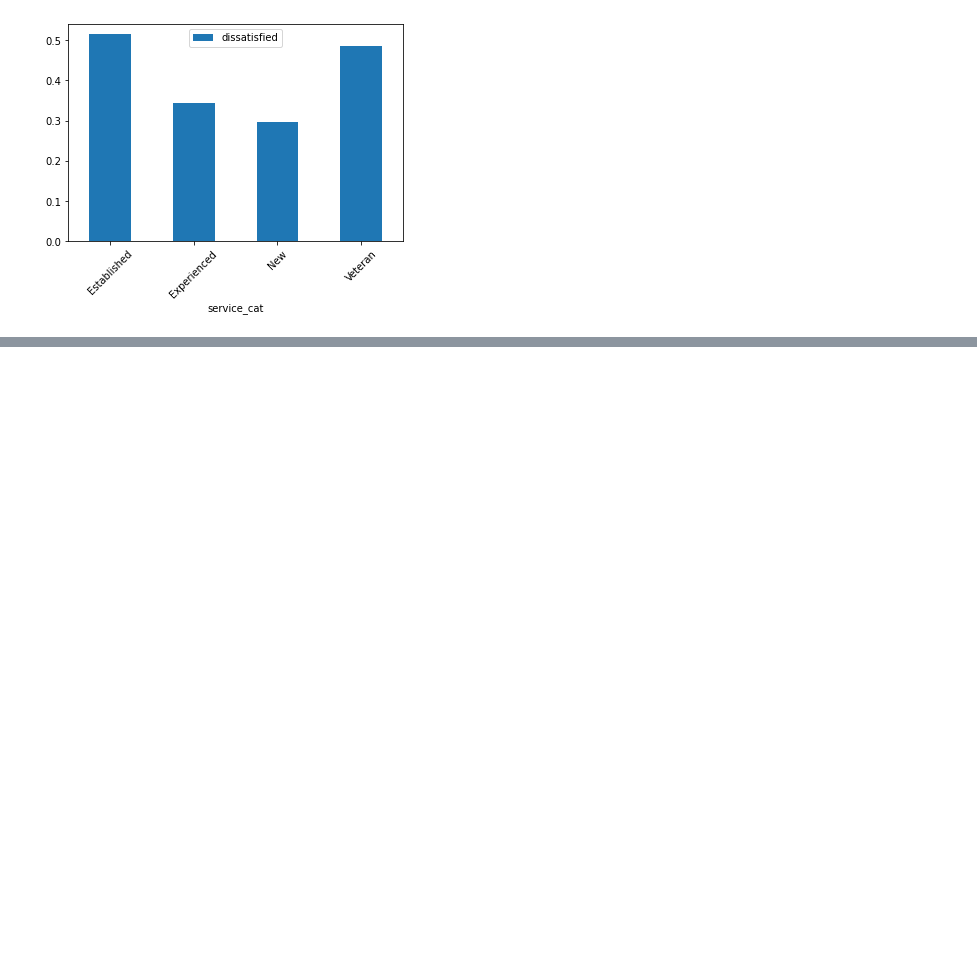
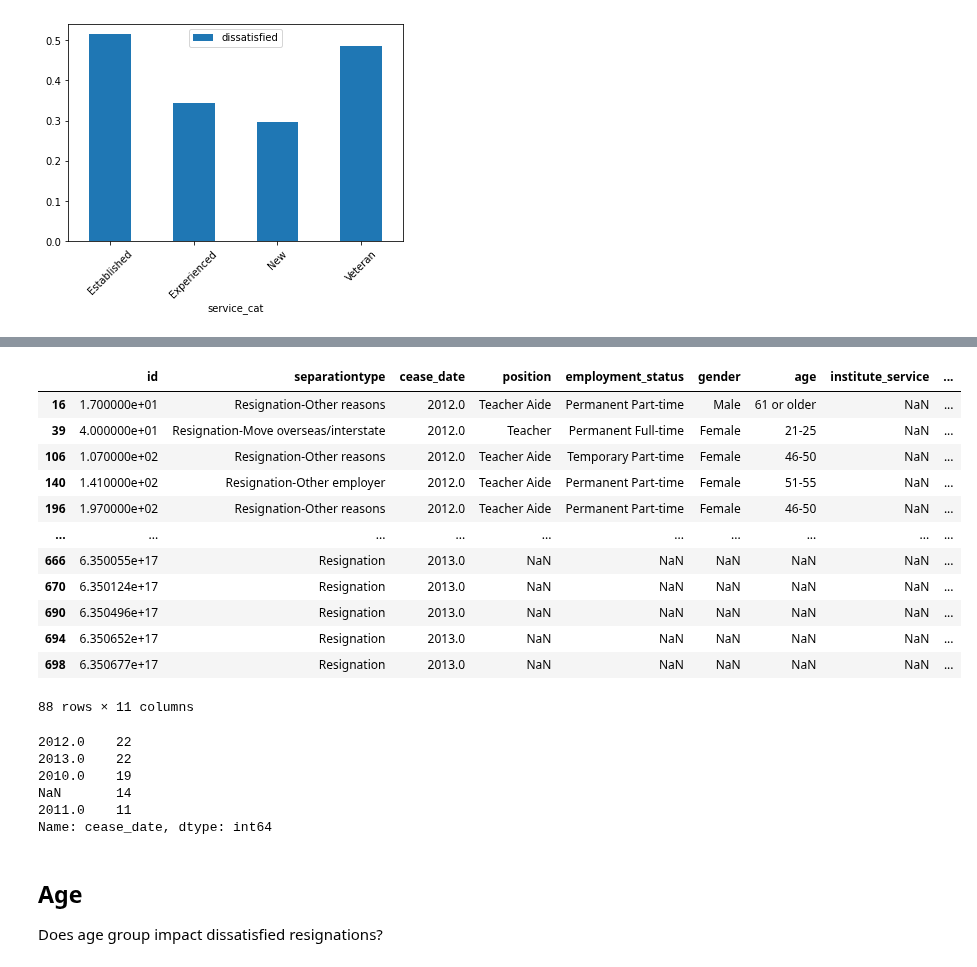
Before and after one commit to capncrockett/Dataquest, a Jupyter notebook: emp_exit_surveys/exit_surveys.ipynb, the cells around one changed output, grey strips where cells are left out. Cells and saved outputs as stored; diff of their text form; code cells hidden in the pictures; blank space fills up the shorter version.

```diff
--- a/emp_exit_surveys/exit_surveys.ipynb
+++ b/emp_exit_surveys/exit_surveys.ipynb
@@ -613,0 +624,32 @@ service_cat_dis_table.plot(kind='bar', rot=45)
+# %%
+nulls = combined_updated[combined_updated['service_cat'].isnull()]
+nulls
+# %% [output]
+|  | id | separationtype | cease_date | position | employment_status | gender | age | institute_service | ... |
+| 16 | 1.700000e+01 | Resignation-Other reasons | 2012.0 | Teacher Aide | Permanent Part-time | Male | 61 or older | NaN | ... |
+| 39 | 4.000000e+01 | Resignation-Move overseas/interstate | 2012.0 | Teacher | Permanent Full-time | Female | 21-25 | NaN | ... |
+| 106 | 1.070000e+02 | Resignation-Other reasons | 2012.0 | Teacher Aide | Temporary Part-time | Female | 46-50 | NaN | ... |
+| 140 | 1.410000e+02 | Resignation-Other employer | 2012.0 | Teacher Aide | Permanent Part-time | Female | 51-55 | NaN | ... |
+| 196 | 1.970000e+02 | Resignation-Other reasons | 2012.0 | Teacher Aide | Permanent Part-time | Female | 46-50 | NaN | ... |
+| ... | ... | ... | ... | ... | ... | ... | ... | ... | ... |
+| 666 | 6.350055e+17 | Resignation | 2013.0 | NaN | NaN | NaN | NaN | NaN | ... |
+| 670 | 6.350124e+17 | Resignation | 2013.0 | NaN | NaN | NaN | NaN | NaN | ... |
+| 690 | 6.350496e+17 | Resignation | 2013.0 | NaN | NaN | NaN | NaN | NaN | ... |
+| 694 | 6.350652e+17 | Resignation | 2013.0 | NaN | NaN | NaN | NaN | NaN | ... |
+| 698 | 6.350677e+17 | Resignation | 2013.0 | NaN | NaN | NaN | NaN | NaN | ... |
+88 rows × 11 columns
+# %%
+nulls['cease_date'].value_counts(dropna=False)
+# %% [output]
+2012.0    22
+2013.0    22
+2010.0    19
+NaN       14
+2011.0    11
+Name: cease_date, dtype: int64
+# %% [markdown]
+
+## Age
+
+
+Does age group impact dissatisfied resignations?
```
Also changed, not shown: parts of 12 cells of this notebook.
